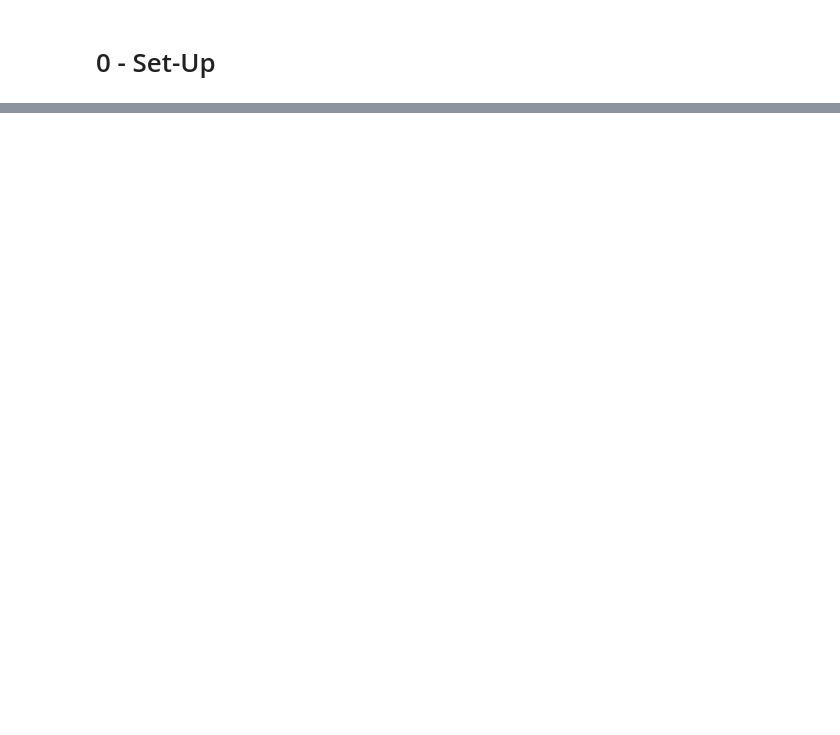
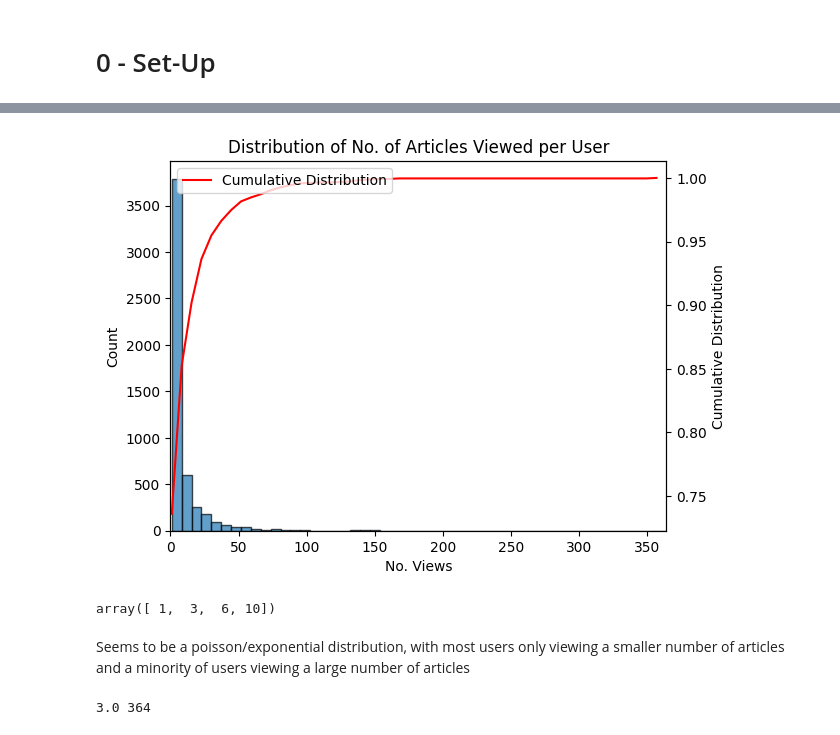
Before and after one commit to Parthian-Sunrise/udacity-ds-recom-engine, a Jupyter notebook: notebooks/recommendation_engine.ipynb, the cells around one changed output, grey strips where cells are left out. Saved outputs shown, nothing was run; the diff lists cells and outputs as text; code cells hidden in the pictures; blank space fills up the shorter version.

```diff
--- a/notebooks/recommendation_engine.ipynb
+++ b/notebooks/recommendation_engine.ipynb
@@ -19,0 +82,40 @@ ModuleNotFoundError: No module named 'local_variables'
+# %%
+# Step 2 : View article interactions per user
+
+user_view_counts = df[["email", "article_id"]].groupby(by="email").agg("count")
+
+# Histogram data
+hist_values, bin_edges = np.histogram(user_view_counts["article_id"], bins=50)
+cumulative = np.cumsum(hist_values) / np.sum(hist_values)  # Compute cumulative distribution
+
+# Plot the histogram
+fig, ax1 = plt.subplots()
+ax1.hist(user_view_counts["article_id"], bins=50, alpha=0.7, edgecolor='black', label='Histogram')
+ax1.set_title("Distribution of No. of Articles Viewed per User")
+ax1.set_xlabel("No. Views")
+ax1.set_ylabel("Count")
+ax1.set_xlim([0, user_view_counts["article_id"].max()])
+
+# Add cumulative distribution
+ax2 = ax1.twinx()
+ax2.plot(bin_edges[:-1], cumulative, color="red", label="Cumulative Distribution")
+ax2.set_ylabel("Cumulative Distribution")
+ax2.legend(loc="upper left")
+
+plt.show()
+# %% [output]
+[figure, added]
+# %%
+np.cumsum([1,2,3,4])
+# %% [output]
+array([ 1,  3,  6, 10])
+# %% [markdown]
+Seems to be a poisson/exponential distribution, with most users only viewing a smaller number of articles and a minority of users viewing a large number of articles
+# %%
+# Step 3 : Look at descriptive statistics
+median_val = user_view_counts["article_id"].median()
+max_views_by_user = user_view_counts["article_id"].max()
+
+print(median_val, max_views_by_user)
+# %% [output]
+3.0 364
```
Also changed, not shown: parts of 46 cells of this notebook.
